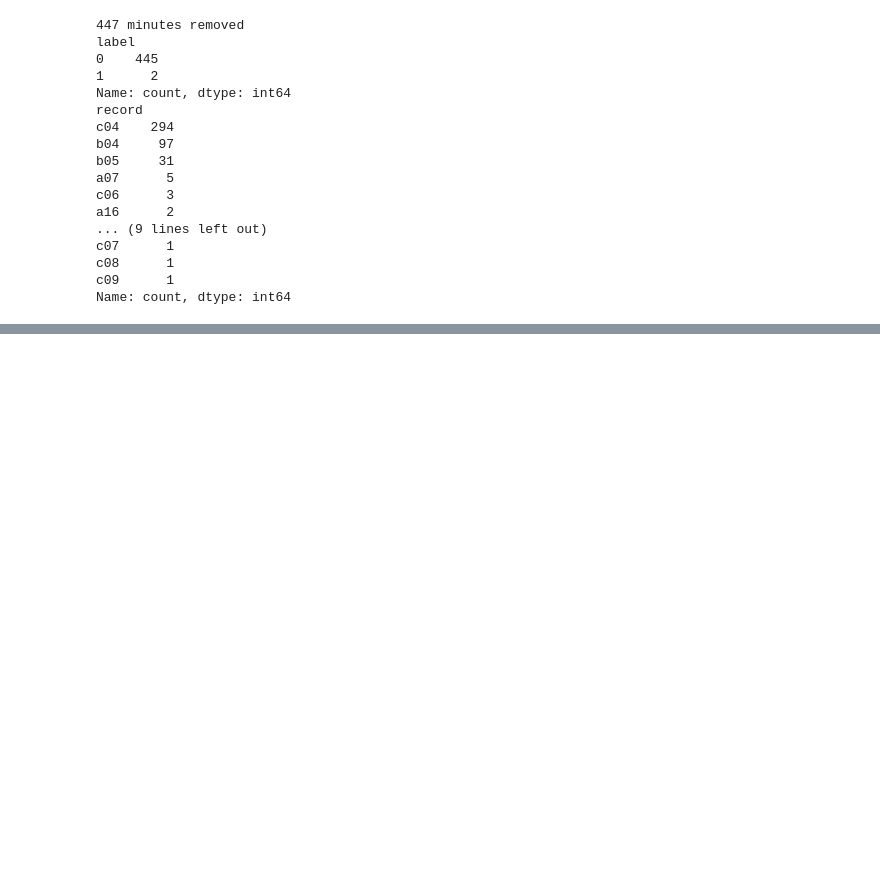
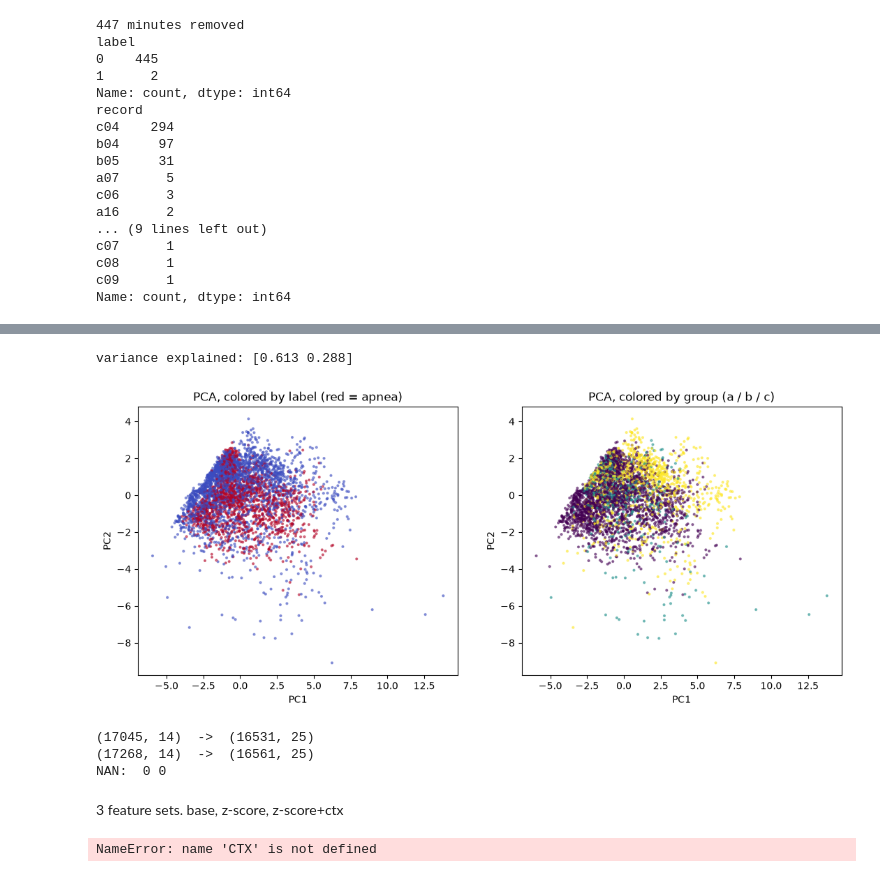
Before and after one commit to MammadHuseyn/apnea-ecg-ml, a Jupyter notebook: notebooks/03_eda_preprocessing.ipynb, the cells around one changed output, grey strips where cells are left out. Cells and saved outputs as stored; diff of their text form; code cells hidden in the pictures; blank space fills up the shorter version.

Commit message:
eda and preprocessing all done

```diff
--- a/notebooks/03_eda_preprocessing.ipynb
+++ b/notebooks/03_eda_preprocessing.ipynb
@@ -247,0 +276,64 @@ plt.show()
+# %%
+from sklearn.preprocessing import StandardScaler
+from sklearn.decomposition import PCA
+
+X = StandardScaler().fit_transform(clean[MODEL_FEATS])
+pca = PCA(n_components=2).fit(X)
+Z = pca.transform(X)
+print("variance explained:", pca.explained_variance_ratio_.round(3))
+
+sample = np.random.default_rng(0).choice(len(Z), 4000, replace=False)  # fewer dots = readable
+fig, axes = plt.subplots(1, 2, figsize=(13, 5))
+axes[0].scatter(Z[sample, 0], Z[sample, 1], c=clean.label.values[sample], cmap="coolwarm", s=4, alpha=0.5)
+axes[0].set_title("PCA, colored by label (red = apnea)")
+axes[1].scatter(Z[sample, 0], Z[sample, 1], c=clean.group.map({"a": 0, "b": 1, "c": 2}).values[sample],
+                cmap="viridis", s=4, alpha=0.5)
+axes[1].set_title("PCA, colored by group (a / b / c)")
+for ax in axes: ax.set_xlabel("PC1"); ax.set_ylabel("PC2")
+plt.savefig(FIG / "pca.png", dpi=150, bbox_inches="tight")
+plt.show()
+# %% [output]
+variance explained: [0.613 0.288]
+[figure, added]
+# %%
+BASE = ["rr_mean", "rr_sdnn", "rr_rmssd", "rr_pnn50", "rr_min", "rr_max", "rr_range"]
+LOG_FEATS = ["rr_sdnn", "rr_rmssd"]
+
+def preprocess(df):
+    df = df.sort_values(['record', 'minute' ]).copy()
+
+    bad = df[BASE].isna().any(axis=1) | (df.frac_valid <0.8) | (df.n_beats > 100)
+    df.loc[bad, BASE] = np.nan
+
+    for c in LOG_FEATS:
+        df[c] = np.log1p(df[c])
+
+    #per patient z-score normalization
+    g= df.groupby('record')[BASE]
+    Z = [c+ '_z' for c in BASE]
+    df[Z] = ((df[BASE] - g.transform('mean')) / g.transform('std')).values
+
+    #average of 5 min around each minu
+    CTX = [c+ '_ctx' for c in Z]
+    df[CTX] = (df.groupby('record')[Z].transform(lambda s: s.rolling(5, center = True, min_periods = 1).mean()).values)
+
+    df = df[~bad].drop(columns= ['hr_mean', 'n_beats', 'frac_valid'])
+    return df
+
+train_clean = preprocess(train)
+test_clean = preprocess(test)
+
+print(train.shape, ' -> ', train_clean.shape)
+print(test.shape, ' -> ', test_clean.shape)
+print('NAN: ', train_clean.isna().sum().sum(), test_clean.isna().sum().sum())
+# %% [output]
+(17045, 14)  ->  (16531, 25)
+(17268, 14)  ->  (16561, 25)
+NAN:  0 0
+# %% [markdown]
+3 feature sets. base, z-score, z-score+ctx
+# %%
+Z = [c + "_z" for c in BASE]; CTX = [c + "_ctx" for c in Z]
+print(train_clean[BASE + Z + CTX + ["label"]].corr()["label"].drop("label").round(2).sort_values())
+# %% [output]
+NameError: name 'CTX' is not defined
```
Also changed, not shown: parts of 5 cells of this notebook, 3 other files.
